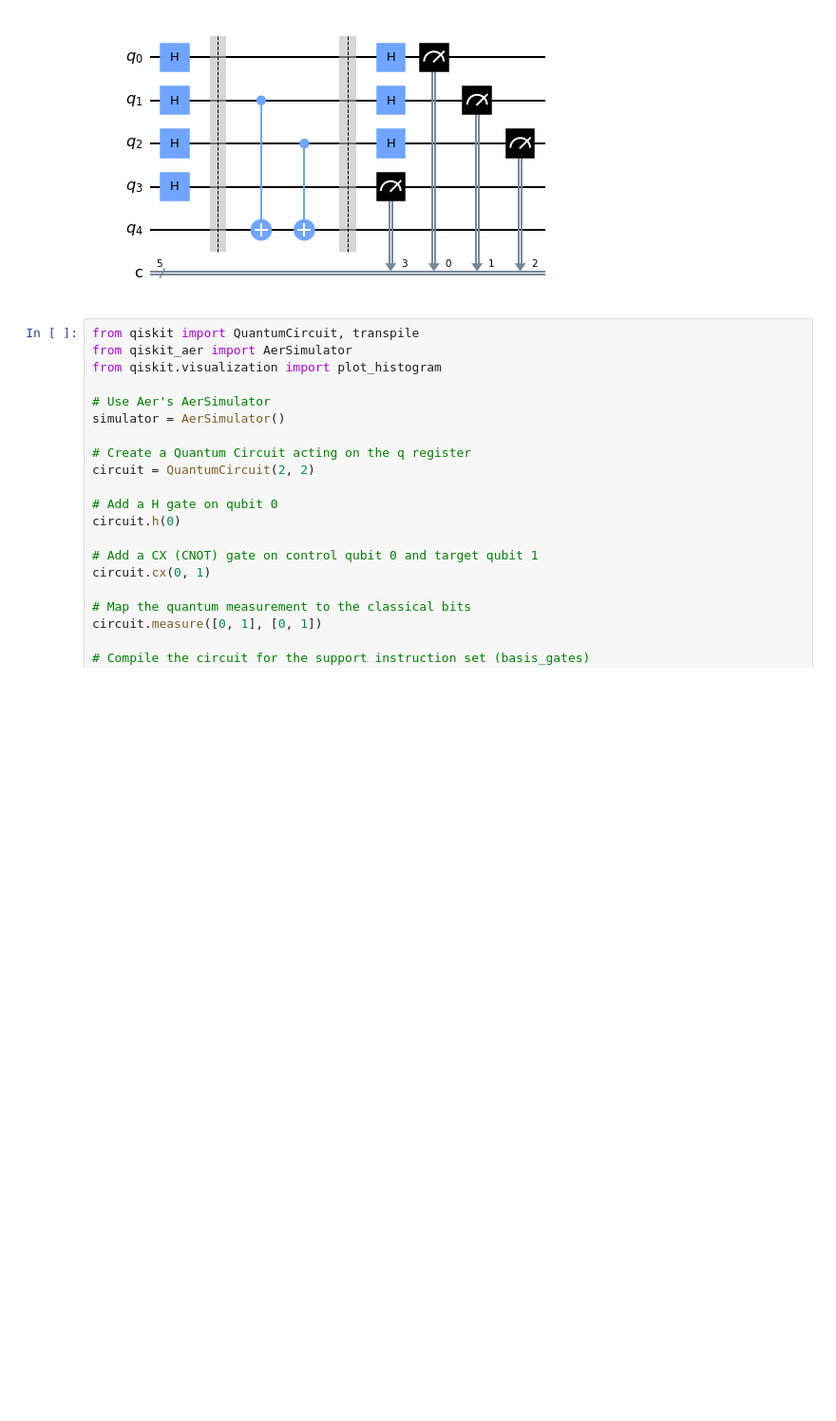
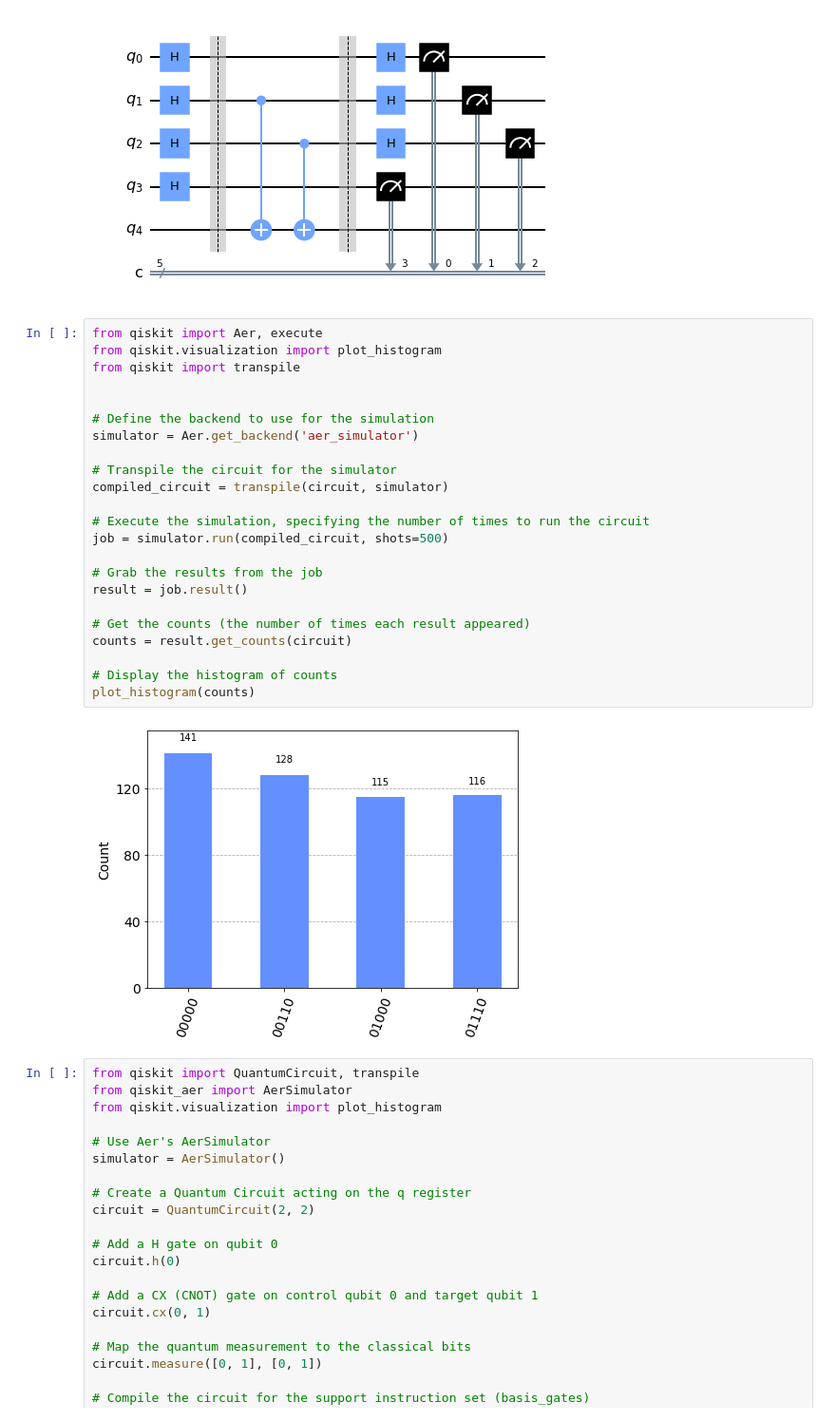
Before and after one commit to hoang-nguyen13/Patent-Pending, a Jupyter notebook: error_correction.ipynb, the cells around one changed output. Shown at 95% size. Saved outputs shown, nothing was run; the diff lists cells and outputs as text; blank space fills up the shorter version.

```diff
--- a/error_correction.ipynb
+++ b/error_correction.ipynb
@@ -87,6 +87,31 @@ circuit.measure([0,1,2,3],[0,1,2,3])
 circuit.draw(output='mpl')
 # %% [output]
 [figure]
+# %%
+from qiskit import Aer, execute
+from qiskit.visualization import plot_histogram
+from qiskit import transpile
+
+
+# Define the backend to use for the simulation
+simulator = Aer.get_backend('aer_simulator')
+
+# Transpile the circuit for the simulator
+compiled_circuit = transpile(circuit, simulator)
+
+# Execute the simulation, specifying the number of times to run the circuit
+job = simulator.run(compiled_circuit, shots=500)
+
+# Grab the results from the job
+result = job.result()
+
+# Get the counts (the number of times each result appeared)
+counts = result.get_counts(circuit)
+
+# Display the histogram of counts
+plot_histogram(counts)
+# %% [output]
+[figure, added]
 # %%
 from qiskit import QuantumCircuit, transpile
 from qiskit_aer import AerSimulator
```
Also changed, not shown: 1 other file.
